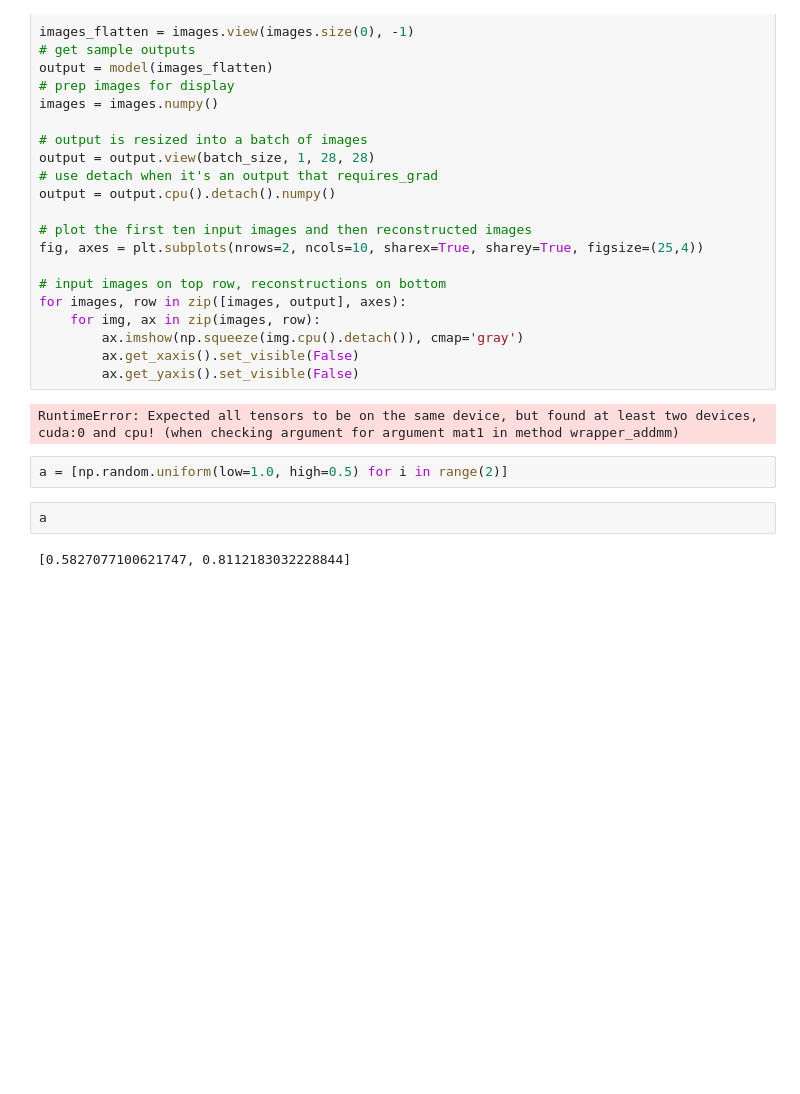
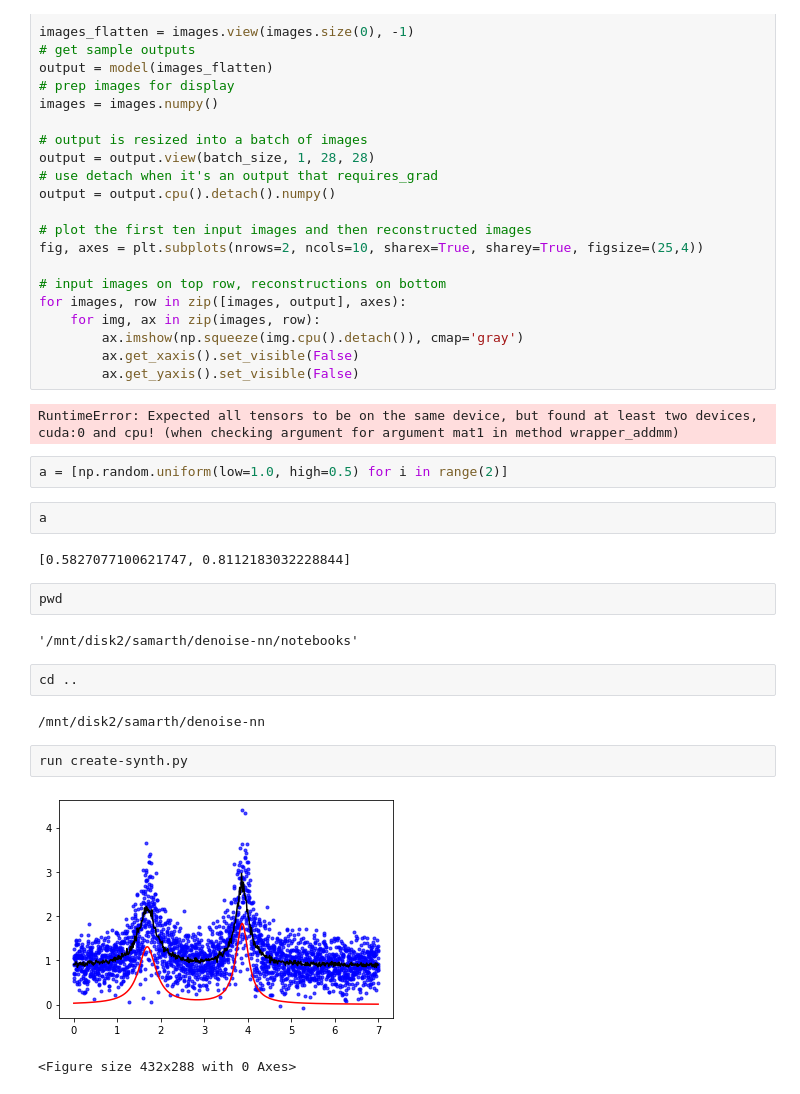
Before and after one commit to samarth-kashyap/denoise-nn, a Jupyter notebook: notebooks/linear-autoencoder.ipynb, the cells around one changed output. Drawn from its saved outputs; the diff is of its cells as text; blank space fills up the shorter version.

```diff
--- a/notebooks/linear-autoencoder.ipynb
+++ b/notebooks/linear-autoencoder.ipynb
@@ -176,3 +185,16 @@ a = [np.random.uniform(low=1.0, high=0.5) for i in range(2)]
 a
 # %% [output]
 [0.5827077100621747, 0.8112183032228844]
+# %%
+pwd
+# %% [output]
+'/mnt/disk2/samarth/denoise-nn/notebooks'
+# %%
+cd ..
+# %% [output]
+/mnt/disk2/samarth/denoise-nn
+# %%
+run create-synth.py
+# %% [output]
+[figure, added]
+<Figure size 432x288 with 0 Axes>
```
Also changed, not shown: parts of 3 cells of this notebook, 5 other files.
